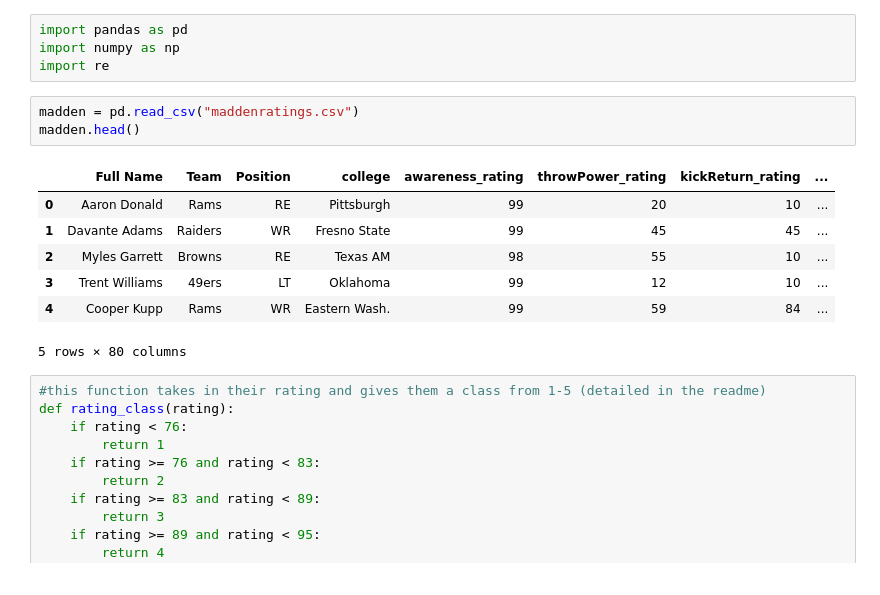
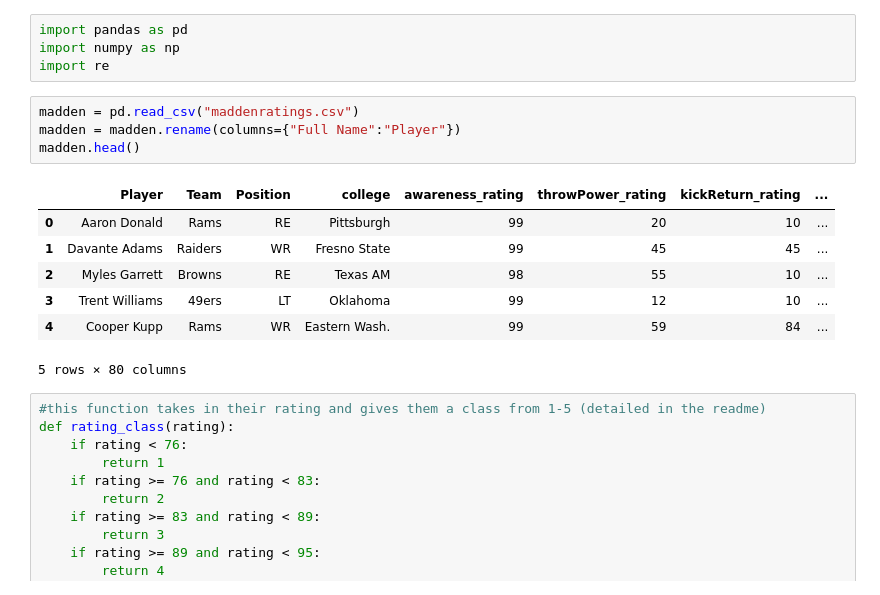
Before and after one commit to david-lytikainen/madden-408v, a Jupyter notebook: madden.ipynb, the cells around one changed output. Drawn from its saved outputs; the diff is of its cells as text.

```diff
--- a/madden.ipynb
+++ b/madden.ipynb
@@ -4,9 +4,10 @@ import numpy as np
 import re
 # %%
 madden = pd.read_csv("maddenratings.csv")
+madden = madden.rename(columns={"Full Name":"Player"})
 madden.head()
 # %% [output]
-|  | Full Name | Team | Position | college | awareness_rating | throwPower_rating | kickReturn_rating | ... |
+|  | Player | Team | Position | college | awareness_rating | throwPower_rating | kickReturn_rating | ... |
 | 0 | Aaron Donald | Rams | RE | Pittsburgh | 99 | 20 | 10 | ... |
 | 1 | Davante Adams | Raiders | WR | Fresno State | 99 | 45 | 45 | ... |
 | 2 | Myles Garrett | Browns | RE | Texas AM | 98 | 55 | 10 | ... |
```
Also changed, not shown: parts of 42 cells of this notebook.
